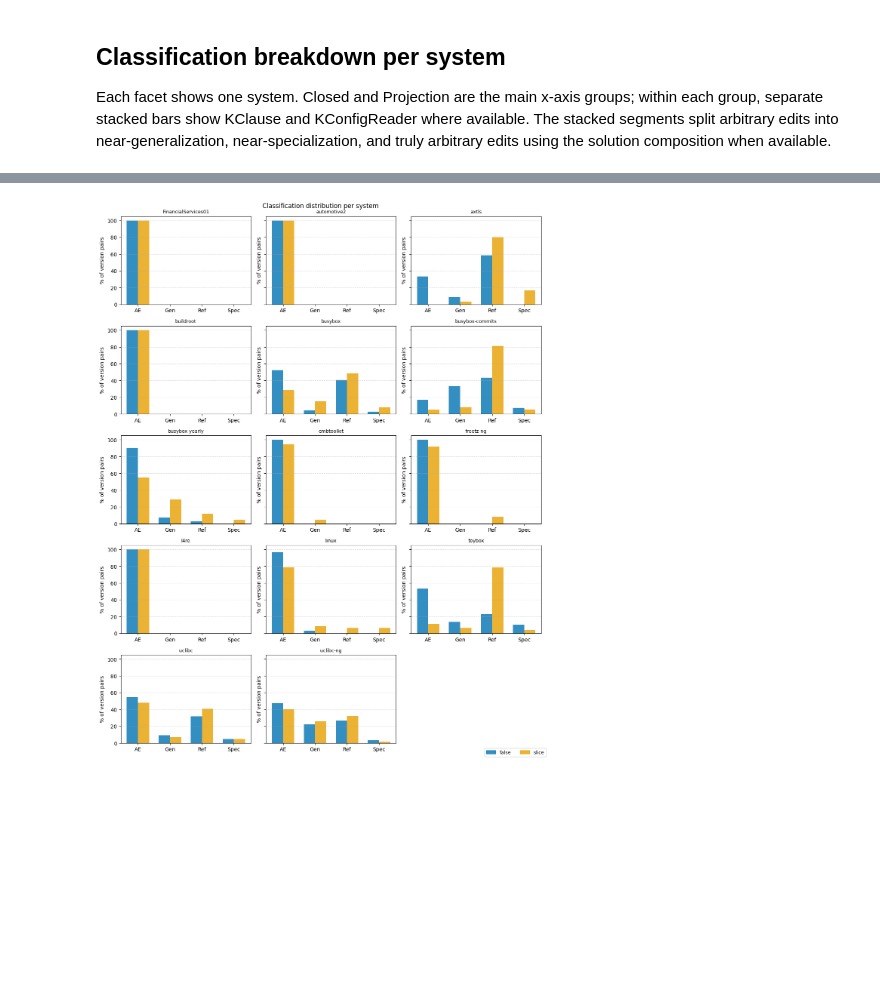
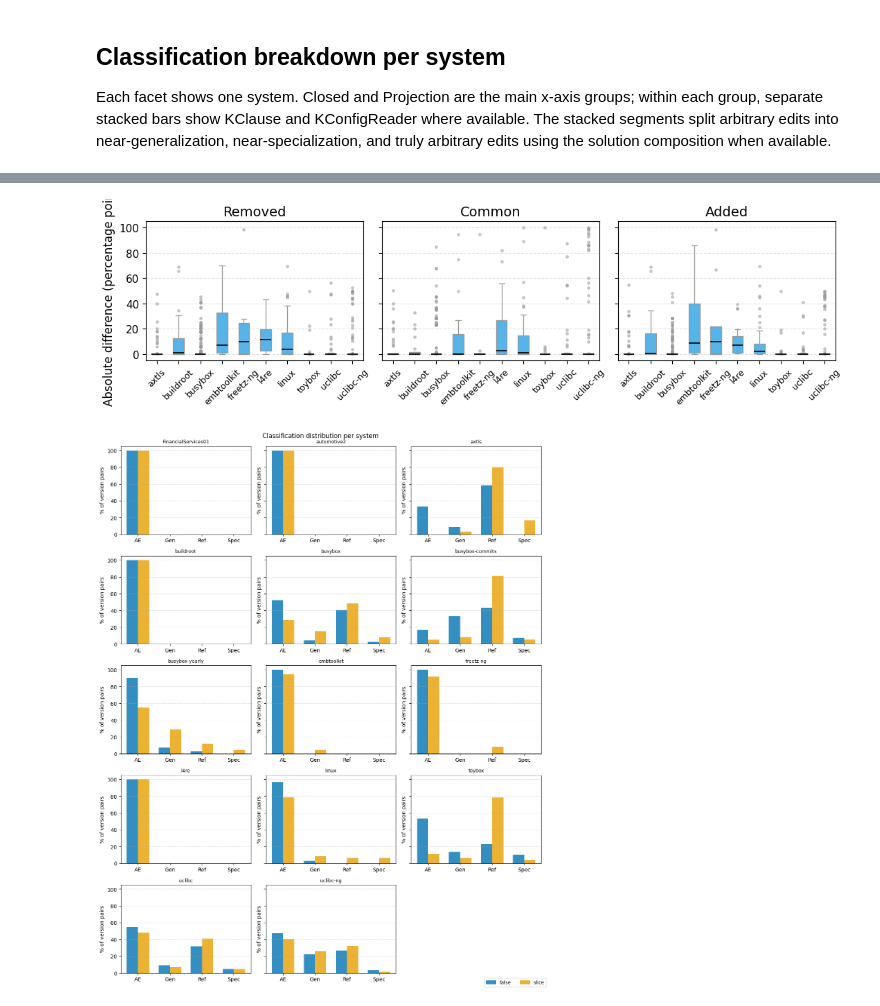
Before and after one commit to ekuiter/torte, a Jupyter notebook: experiments/feature-model-differences/evaluation.ipynb, the cells around one changed output, grey strips where cells are left out. Saved outputs shown, nothing was run; the diff lists cells and outputs as text; code cells hidden in the pictures; blank space fills up the shorter version.

```diff
--- a/experiments/feature-model-differences/evaluation.ipynb
+++ b/experiments/feature-model-differences/evaluation.ipynb
@@ -3587,6 +3654,69 @@ uclibc-ng & 46 & 48 & 23 & 21 & 27 & 27 & 4 & 4 & 56 & 56 & 98 & 36 & 45 & 29 &
 \bottomrule
 \end{tabular}
 \end{table}
+# %%
+# Box plot for the same KClause/KConfigReader quantification differences summarized above.
+# Each point behind a box is one paired semantic/version-pair observation. The y-value is the
+# absolute percentage-point difference between extractors for one solution fraction.
+_quant_diff_rows = []
+for label, kc_col, kcr_col in [
+    ('Removed', 'removed_kc', 'removed_kcr'),
+    ('Common', 'common_kc', 'common_kcr'),
+    ('Added', 'added_kc', 'added_kcr'),
+]:
+    diff = _pairs[['system', kc_col, kcr_col]].copy()
+    diff['quantity'] = label
+    diff['difference_pp'] = (diff[kc_col] - diff[kcr_col]).abs() * 100
+    _quant_diff_rows.append(diff[['system', 'quantity', 'difference_pp']])
+
+_quant_diff_plot = pd.concat(_quant_diff_rows, ignore_index=True).dropna(subset=['difference_pp'])
+_quant_diff_plot['system'] = pd.Categorical(_quant_diff_plot['system'], categories=_system_order, ordered=True)
+_quant_diff_plot = _quant_diff_plot.sort_values(['system', 'quantity']).copy()
+
+_quantities = ['Removed', 'Common', 'Added']
+fig, axes = plt.subplots(1, len(_quantities), figsize=(11, 3.2), sharey=True)
+
+for ax, quantity in zip(axes, _quantities):
+    data = _quant_diff_plot[_quant_diff_plot['quantity'] == quantity]
+    box_data = [
+        data.loc[data['system'] == system, 'difference_pp'].to_numpy()
+        for system in _system_order
+        if not data.loc[data['system'] == system].empty
+    ]
+    labels = [
+        system
+        for system in _system_order
+        if not data.loc[data['system'] == system].empty
+    ]
+
+    ax.boxplot(
+        box_data,
+        tick_labels=labels,
+        patch_artist=True,
+        showfliers=True,
+        flierprops={
+            'marker': 'o',
+            'markerfacecolor': COLOR['gray'],
+            'markeredgecolor': COLOR['gray'],
+            'markersize': 2.5,
+            'alpha': 0.45,
+        },
+        medianprops={'color': 'black', 'linewidth': 1.2},
+        boxprops={'facecolor': COLOR['sky_blue'], 'edgecolor': COLOR['gray'], 'linewidth': 0.9},
+        whiskerprops={'color': COLOR['gray'], 'linewidth': 0.9},
+        capprops={'color': COLOR['gray'], 'linewidth': 0.9},
+    )
+    ax.set_title(quantity, fontsize=14)
+    ax.tick_params(axis='x', labelrotation=45, labelsize=9)
+    ax.tick_params(axis='y', labelsize=11)
+    ax.grid(axis='y', linestyle='--', alpha=0.35)
+
+axes[0].set_ylabel('Absolute difference (percentage points)', fontsize=12)
+fig.tight_layout(w_pad=0.7)
+fig.savefig(paper_image_dir / 'source-quantification-differences-boxplot.pdf', bbox_inches='tight')
+plt.show()
+# %% [output]
+[figure, added]
 # %%
 # Faceted bar chart: classification percentage per system, false vs. slice side by side.
 _bp_rows = []
```
Also changed, not shown: parts of 11 cells of this notebook.
